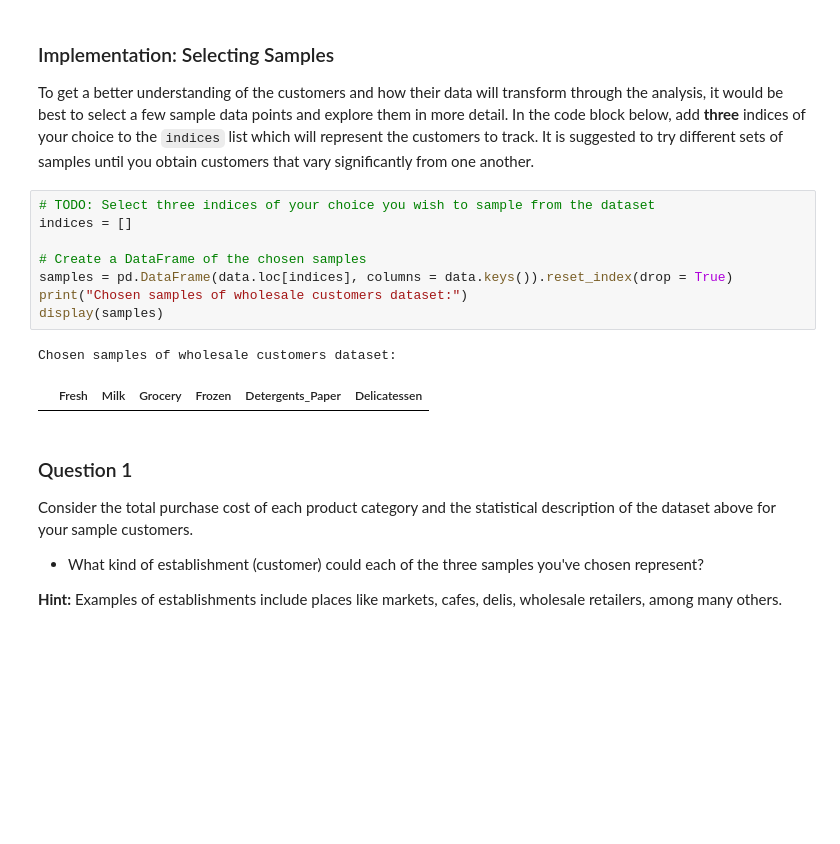
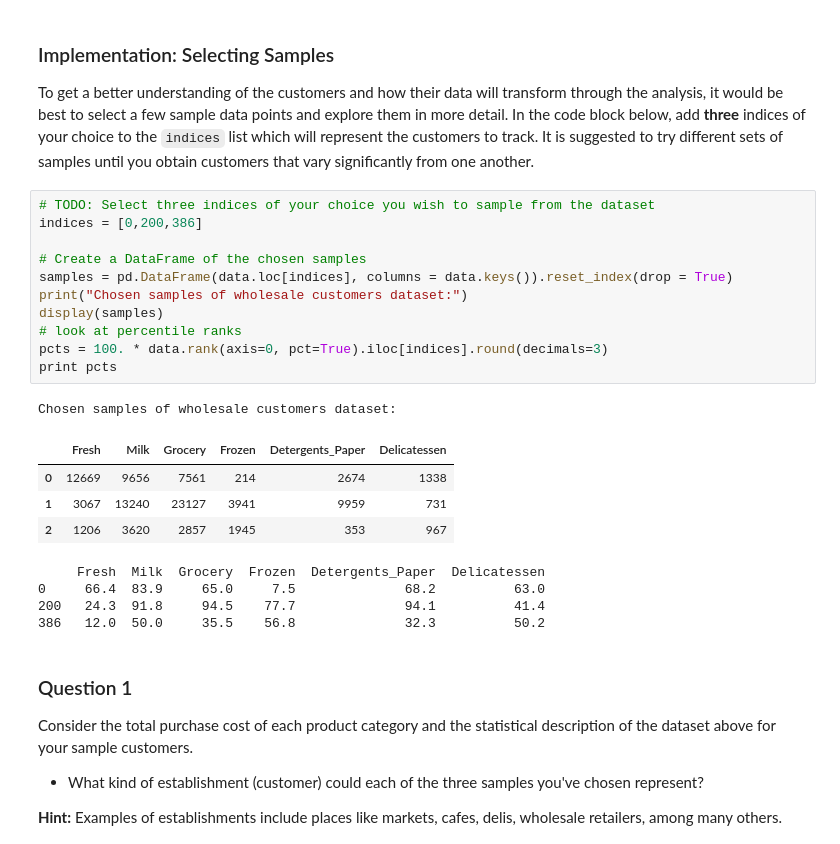
Before and after one commit to CheloGE/MachineLearningProjects, a Jupyter notebook: customer_segments/customer_segments.ipynb, the cells around one changed output. Cells and saved outputs as stored; diff of their text form; blank space fills up the shorter version.

```diff
--- a/customer_segments/customer_segments.ipynb
+++ b/customer_segments/customer_segments.ipynb
@@ -60,15 +60,25 @@ display(data.describe())
 To get a better understanding of the customers and how their data will transform through the analysis, it would be best to select a few sample data points and explore them in more detail. In the code block below, add **three** indices of your choice to the `indices` list which will represent the customers to track. It is suggested to try different sets of samples until you obtain customers that vary significantly from one another.
 # %%
 # TODO: Select three indices of your choice you wish to sample from the dataset
-indices = []
+indices = [0,200,386]
 
 # Create a DataFrame of the chosen samples
 samples = pd.DataFrame(data.loc[indices], columns = data.keys()).reset_index(drop = True)
 print("Chosen samples of wholesale customers dataset:")
 display(samples)
+# look at percentile ranks
+pcts = 100. * data.rank(axis=0, pct=True).iloc[indices].round(decimals=3)
+print pcts
 # %% [output]
 Chosen samples of wholesale customers dataset:
 |  | Fresh | Milk | Grocery | Frozen | Detergents_Paper | Delicatessen |
+| 0 | 12669 | 9656 | 7561 | 214 | 2674 | 1338 |
+| 1 | 3067 | 13240 | 23127 | 3941 | 9959 | 731 |
+| 2 | 1206 | 3620 | 2857 | 1945 | 353 | 967 |
+     Fresh  Milk  Grocery  Frozen  Detergents_Paper  Delicatessen
+0     66.4  83.9     65.0     7.5              68.2          63.0
+200   24.3  91.8     94.5    77.7              94.1          41.4
+386   12.0  50.0     35.5    56.8              32.3          50.2
 # %% [markdown]
 ### Question 1
 Consider the total purchase cost of each product category and the statistical description of the dataset above for your sample customers.
```
Also changed, not shown: parts of 2 cells of this notebook.
